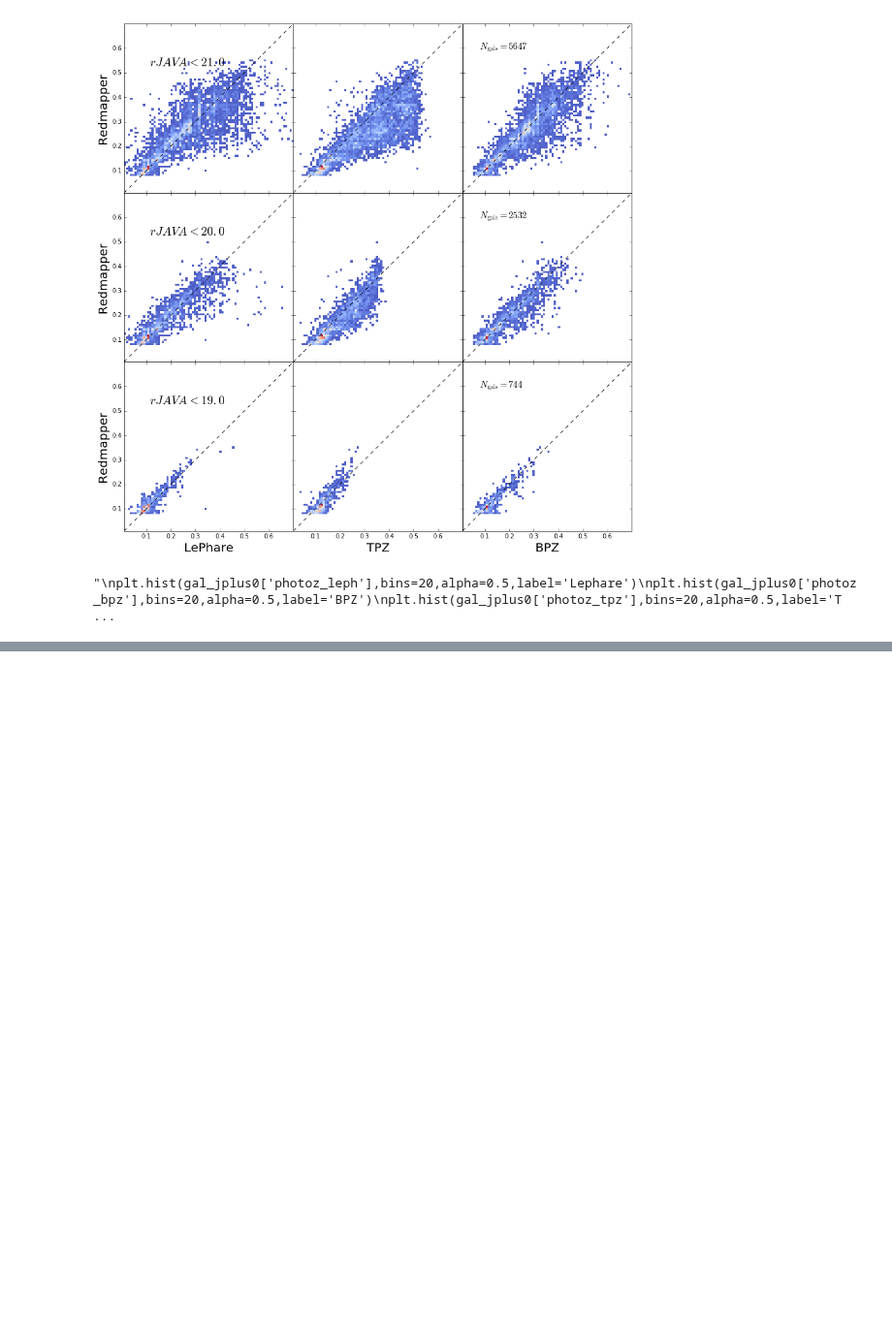
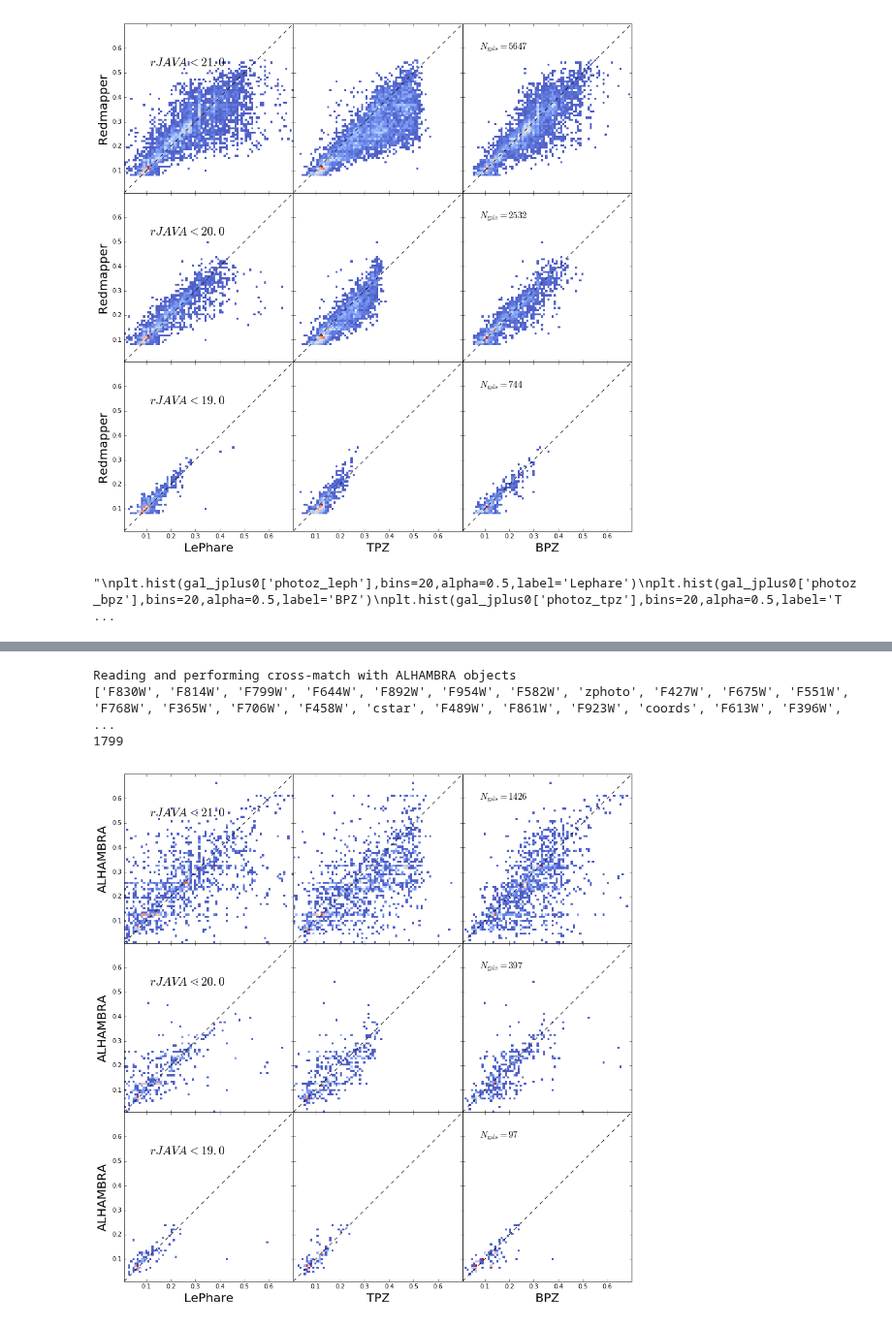
Before and after one commit to aaorsi/ELG_analysis, a Jupyter notebook: photoz_redmapper.ipynb, the cells around one changed output, grey strips where cells are left out. Shown at 97% size. Drawn from its saved outputs; the diff is of its cells as text; code cells hidden in the pictures; blank space fills up the shorter version.

Commit message:
Added comparison of photo-zs with ALHAMBRA

```diff
--- a/photoz_redmapper.ipynb
+++ b/photoz_redmapper.ipynb
@@ -184,0 +166,72 @@ plt.show()
+# %%
+# Cross-match with ALHAMBRA catalogue
+
+print 'Reading and performing cross-match with ALHAMBRA objects'
+import deepdish as dd
+AlhambraFile = '/home/CEFCA/aaorsi/work/alhambra/Alhambra.hdf5'
+
+alh = dd.io.load(AlhambraFile)
+print alh.keys()
+
+
+alh_d,alh_ind = jplus.tools.crossmatch_angular(gal_jplus0['coords'],alh['coords'],max_distance=3e-4)
+alh_m = ((alh_d != np.inf))
+jp_alh = jplus.tools.select_object(gal_jplus0, alh_m)
+
+
+# Cross match with ELG selection....
+alha_xjp = jplus.tools.select_object(alh, alh_ind[alh_m])
+jp_alh['zphoto'] = alha_xjp['zphoto']
+
+print len(jp_alh['zphoto'])
+# %% [output]
+Reading and performing cross-match with ALHAMBRA objects
+['F830W', 'F814W', 'F799W', 'F644W', 'F892W', 'F954W', 'F582W', 'zphoto', 'F427W', 'F675W', 'F551W', 'F768W', 'F365W', 'F706W', 'F458W', 'cstar', 'F489W', 'F861W', 'F923W', 'coords', 'F613W', 'F396W', ...
+1799
+# %%
+# And plots
+
+%matplotlib inline
+import matplotlib.pyplot as plt
+import matplotlib.gridspec as gsc
+from matplotlib.colors import LogNorm
+
+
+plt.rcParams['figure.figsize'] = 15, 15
+
+plt.figure('Photoz_validation_alh')
+
+gs = gsc.GridSpec(3,3)
+gs.update(wspace=0.0, hspace=0.0)
+
+xr = [0.01,0.7]
+yr = [0.01,0.7]
+
+samp = jp_alh # change to jrm eventually
+
+pz_list = ['photoz_leph', 'photoz_tpz', 'photoz_bpz']
+leg_list = ['LePhare', 'TPZ','BPZ']
+rlim = [21, 20, 19]
+
+for j in range(3):
+    sel = samp['rJAVA'][:,0] < rlim[j]
+    for i in range(3):
+        ax = plt.subplot(gs[j,i])
+        counts, ybins, xbins, image = ax.hist2d(samp[pz_list[i]][sel], samp['zphoto'][sel], bins=80,
+                                             range=[xr, yr],cmap=plt.cm.coolwarm, normed=LogNorm(),
+                                             cmin=0.01, label=leg_list[i], alpha=0.9)
+        ax.plot(xr,yr,'k--')
+        ax.set_xlabel(leg_list[i],fontsize=20)
+
+        if i == 0:
+            ax.set_ylabel('ALHAMBRA',fontsize=20)
+            ax.text(0.15,0.75,r'$rJAVA < %.1f$'% rlim[j], fontsize=20,transform=ax.transAxes)
+        else:
+            ax.set_yticklabels([])
+
+        if i == 2:
+            ax.text(0.1,0.85,r'$N_{\rm gals}=%ld$'% len(samp['zphoto'][sel]), fontsize=15,transform=ax.transAxes)
+
+plt.show()
+# %% [output]
+[figure, added]
```
Also changed, not shown: parts of 3 cells of this notebook.
